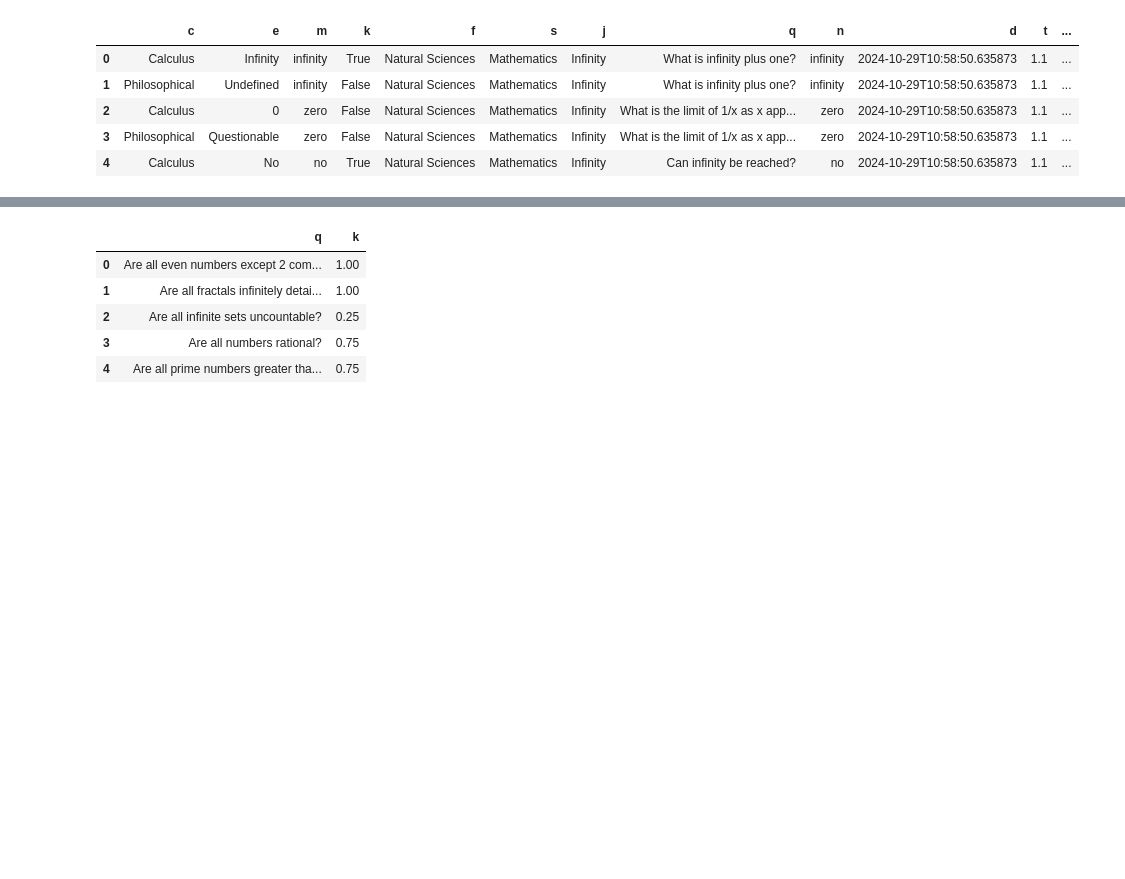
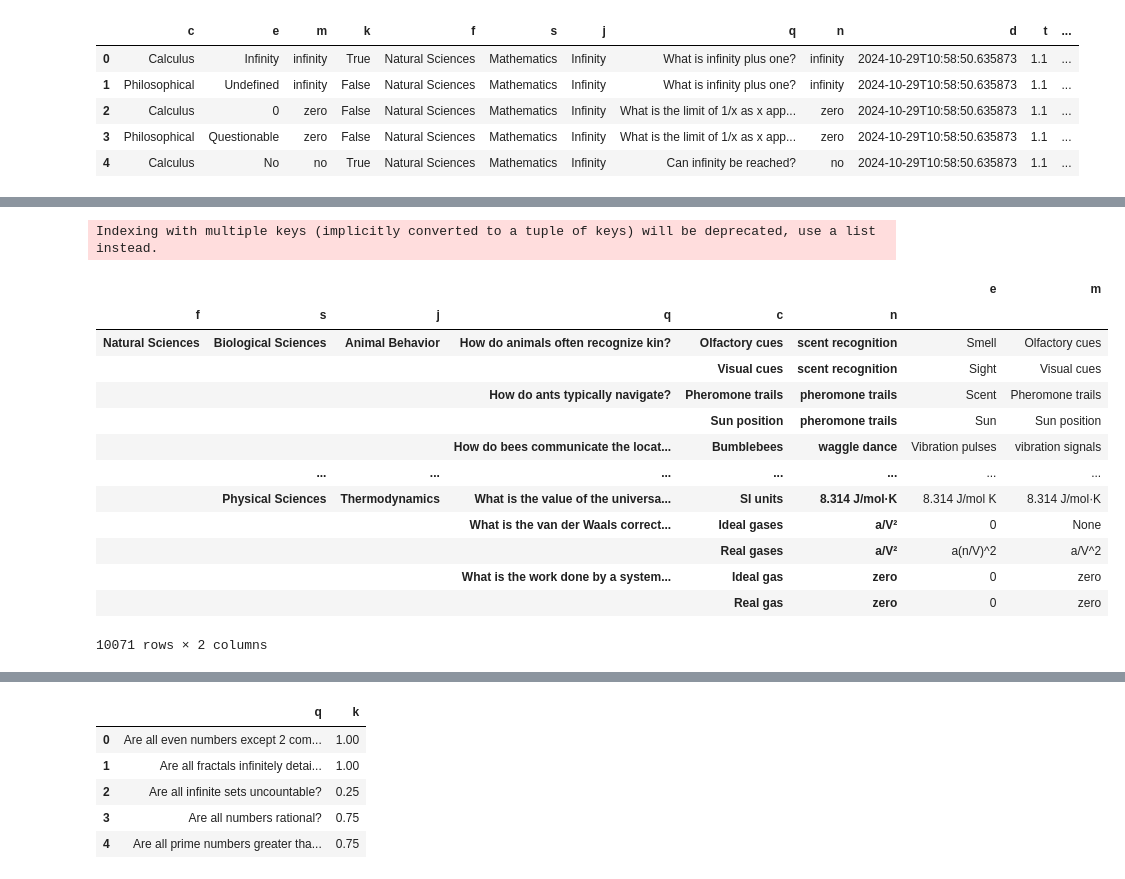
Before and after one commit to stipot/concl, a Jupyter notebook: step01/analisys.ipynb, the cells around one changed output, grey strips where cells are left out. Drawn from its saved outputs; the diff is of its cells as text; code cells hidden in the pictures; blank space fills up the shorter version.

```diff
--- a/step01/analisys.ipynb
+++ b/step01/analisys.ipynb
@@ -67,0 +317,2 @@ df.loc[df["q"] == df["q"].unique()[1]]
+# %%
+conxs = df.groupby("q").max()["context_number"]
@@ -67,0 +333,18 @@ df.loc[df["q"] == df["q"].unique()[1]]
+# %%
+df.loc[df["q"].isin(conxs.loc[conxs.values == 2].index)].groupby(["f", "s", "j", "q", "c", "n"])["e", "m"].last()
+# %% [output]
+Indexing with multiple keys (implicitly converted to a tuple of keys) will be deprecated, use a list instead.
+|  |  |  |  |  |  | e | m |
+| f | s | j | q | c | n |  |  |
+| Natural Sciences | Biological Sciences | Animal Behavior | How do animals often recognize kin? | Olfactory cues | scent recognition | Smell | Olfactory cues |
+|  |  |  |  | Visual cues | scent recognition | Sight | Visual cues |
+|  |  |  | How do ants typically navigate? | Pheromone trails | pheromone trails | Scent | Pheromone trails |
+|  |  |  |  | Sun position | pheromone trails | Sun | Sun position |
+|  |  |  | How do bees communicate the locat... | Bumblebees | waggle dance | Vibration pulses | vibration signals |
+|  | ... | ... | ... | ... | ... | ... | ... |
+|  | Physical Sciences | Thermodynamics | What is the value of the universa... | SI units | 8.314 J/mol·K | 8.314 J/mol K | 8.314 J/mol·K |
+|  |  |  | What is the van der Waals correct... | Ideal gases | a/V² | 0 | None |
+|  |  |  |  | Real gases | a/V² | a(n/V)^2 | a/V^2 |
+|  |  |  | What is the work done by a system... | Ideal gas | zero | 0 | zero |
+|  |  |  |  | Real gas | zero | 0 | zero |
+10071 rows × 2 columns
```
Also changed, not shown: parts of 20 cells of this notebook, 1 other file.
